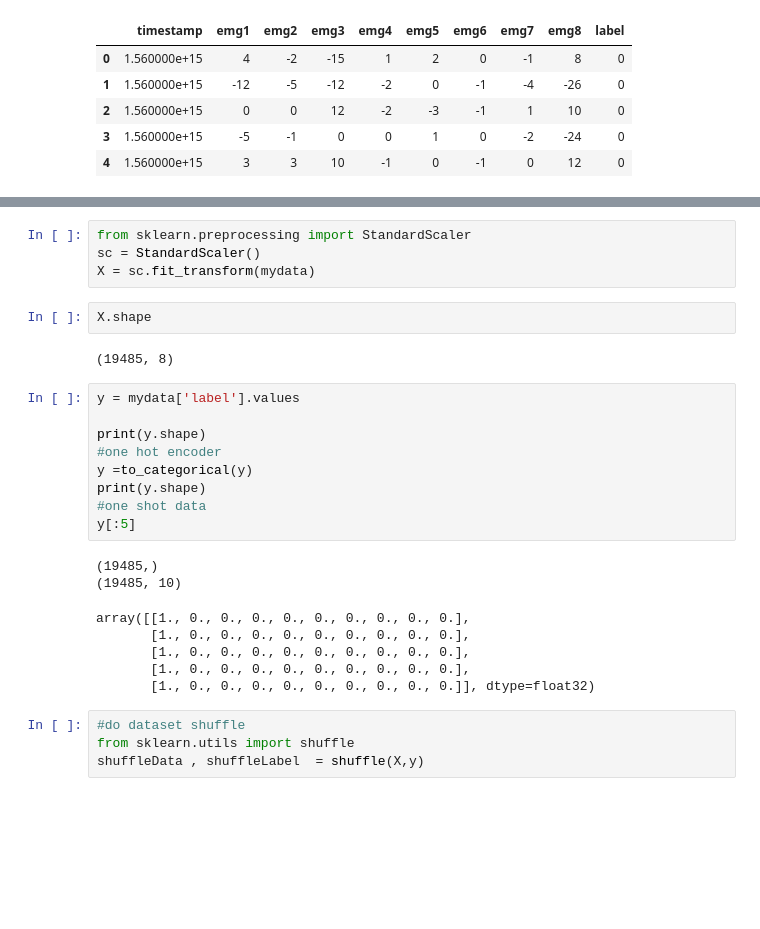
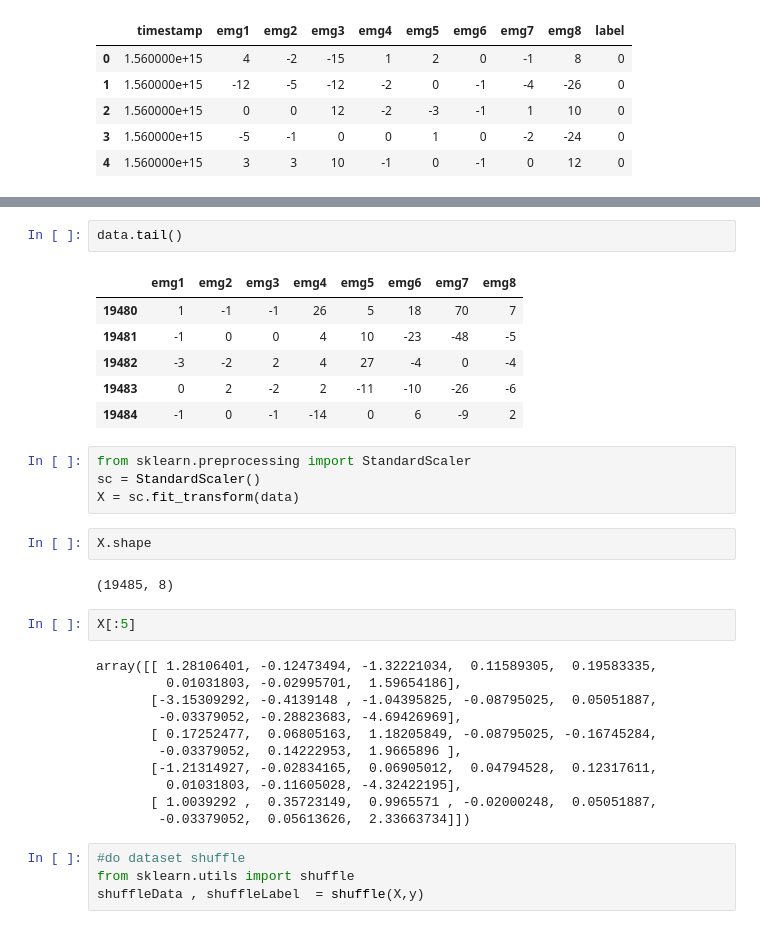
Before and after one commit to MohammedQaraad/DeepleerningTF, a Jupyter notebook: Razanempsignalclassification.ipynb, the cells around one changed output, grey strips where cells are left out. Drawn from its saved outputs; the diff is of its cells as text; blank space fills up the shorter version.

```diff
--- a/Razanempsignalclassification.ipynb
+++ b/Razanempsignalclassification.ipynb
@@ -52,28 +84,33 @@ mydata.head()
+# %%
+data.tail()
+# %% [output]
+|  | emg1 | emg2 | emg3 | emg4 | emg5 | emg6 | emg7 | emg8 |
+| 19480 | 1 | -1 | -1 | 26 | 5 | 18 | 70 | 7 |
+| 19481 | -1 | 0 | 0 | 4 | 10 | -23 | -48 | -5 |
+| 19482 | -3 | -2 | 2 | 4 | 27 | -4 | 0 | -4 |
+| 19483 | 0 | 2 | -2 | 2 | -11 | -10 | -26 | -6 |
+| 19484 | -1 | 0 | -1 | -14 | 0 | 6 | -9 | 2 |
 # %%
 from sklearn.preprocessing import StandardScaler
 sc = StandardScaler()
-X = sc.fit_transform(mydata)
+X = sc.fit_transform(data)
 # %%
 X.shape
 # %% [output]
 (19485, 8)
-# %%
-y = mydata['label'].values
-
-print(y.shape)
-#one hot encoder
-y =to_categorical(y)
-print(y.shape)
-#one shot data
-y[:5]
-# %% [output]
-(19485,)
-(19485, 10)
-array([[1., 0., 0., 0., 0., 0., 0., 0., 0., 0.],
-       [1., 0., 0., 0., 0., 0., 0., 0., 0., 0.],
-       [1., 0., 0., 0., 0., 0., 0., 0., 0., 0.],
-       [1., 0., 0., 0., 0., 0., 0., 0., 0., 0.],
-       [1., 0., 0., 0., 0., 0., 0., 0., 0., 0.]], dtype=float32)
+# %%
+X[:5]
+# %% [output]
+array([[ 1.28106401, -0.12473494, -1.32221034,  0.11589305,  0.19583335,
+         0.01031803, -0.02995701,  1.59654186],
+       [-3.15309292, -0.4139148 , -1.04395825, -0.08795025,  0.05051887,
+        -0.03379052, -0.28823683, -4.69426969],
+       [ 0.17252477,  0.06805163,  1.18205849, -0.08795025, -0.16745284,
+        -0.03379052,  0.14222953,  1.9665896 ],
+       [-1.21314927, -0.02834165,  0.06905012,  0.04794528,  0.12317611,
+         0.01031803, -0.11605028, -4.32422195],
+       [ 1.0039292 ,  0.35723149,  0.9965571 , -0.02000248,  0.05051887,
+        -0.03379052,  0.05613626,  2.33663734]])
 # %%
 #do dataset shuffle
 from sklearn.utils import shuffle
```
Also changed, not shown: parts of 16 cells of this notebook.
